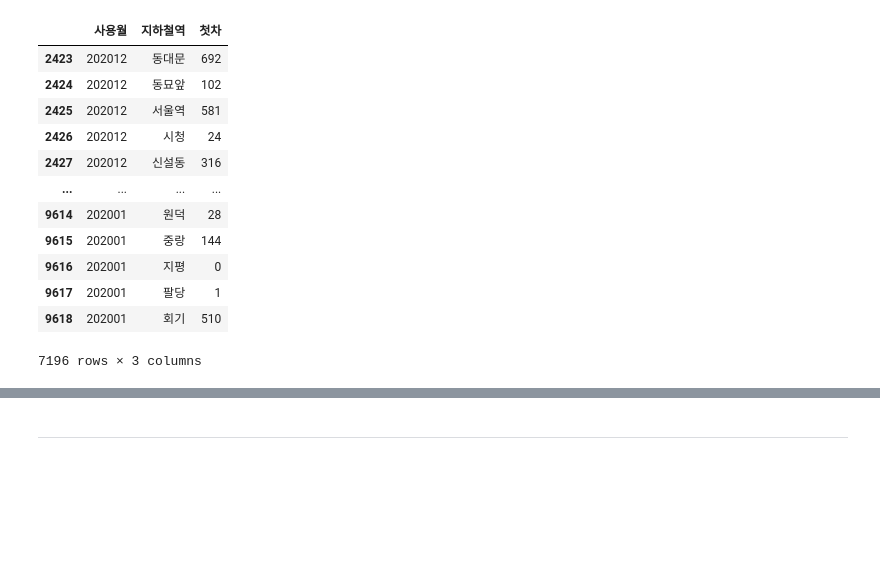
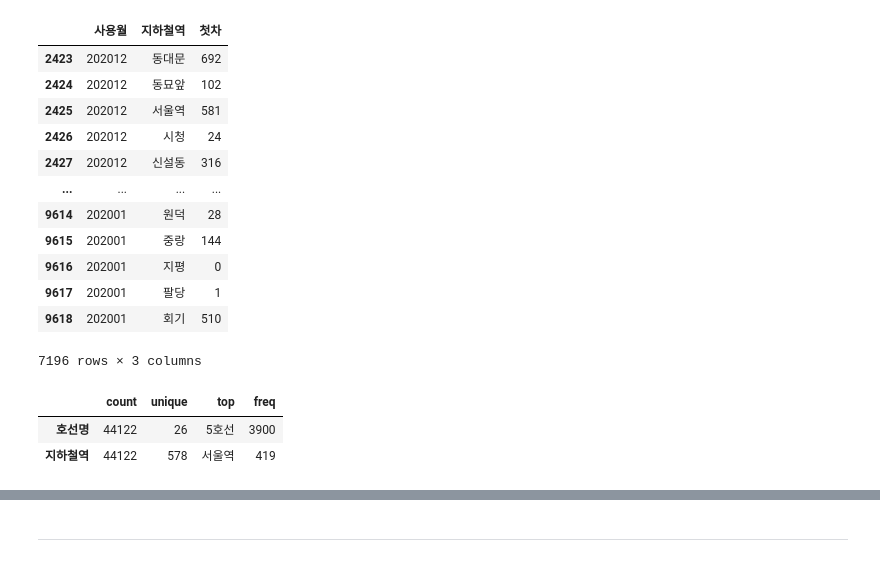
Before and after one commit to jinyoungin/programming3, a Jupyter notebook: 프로그래밍3.ipynb, the cells around one changed output, grey strips where cells are left out. Saved outputs shown, nothing was run; the diff lists cells and outputs as text; code cells hidden in the pictures; blank space fills up the shorter version.

```diff
--- a/프로그래밍3.ipynb
+++ b/프로그래밍3.ipynb
@@ -62,3 +62,9 @@ tra_20
 | 9617 | 202001 | 팔당 | 1 |
 | 9618 | 202001 | 회기 | 510 |
 7196 rows × 3 columns
+# %%
+train.describe(include=['object']).T
+# %% [output]
+|  | count | unique | top | freq |
+| 호선명 | 44122 | 26 | 5호선 | 3900 |
+| 지하철역 | 44122 | 578 | 서울역 | 419 |
```
Also changed, not shown: parts of 8 cells of this notebook.
